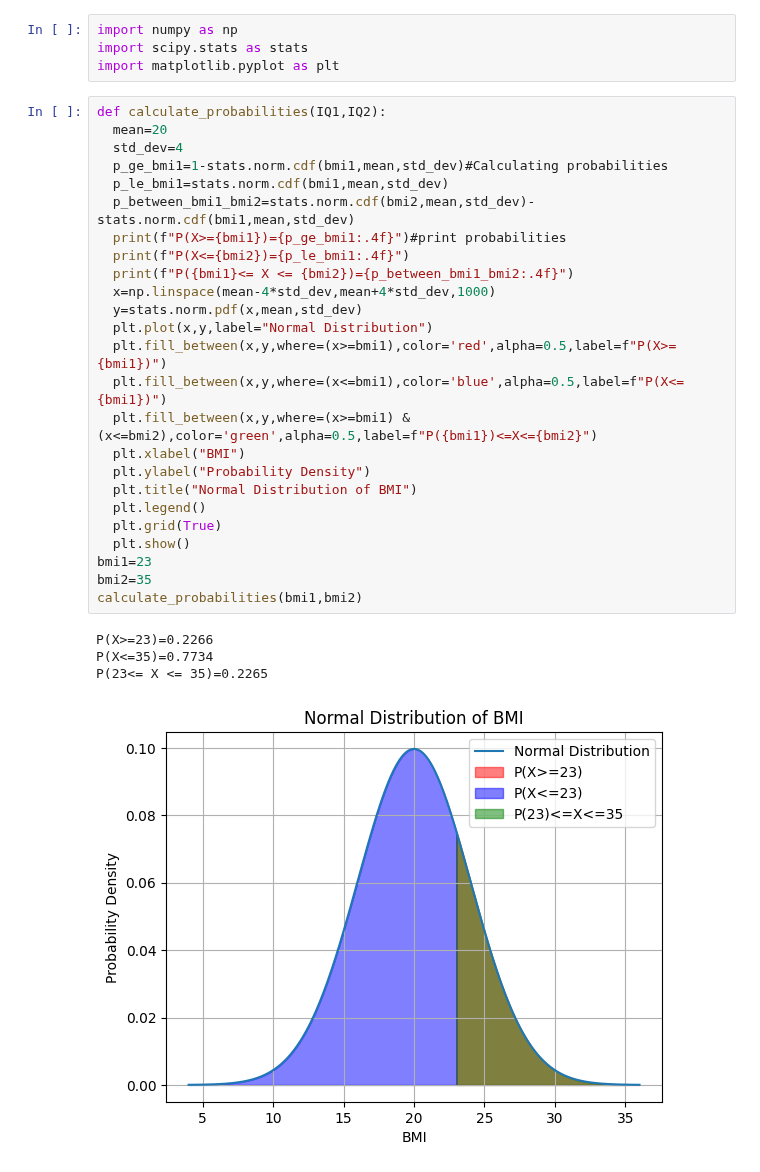
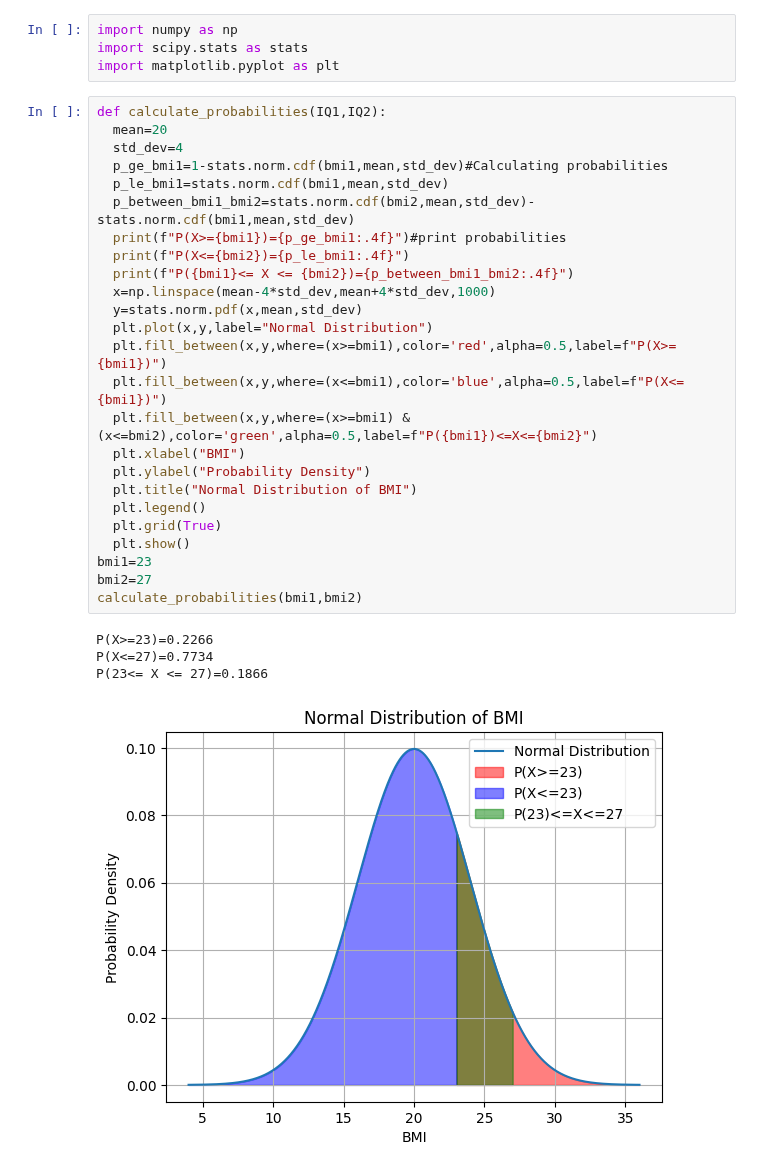
Before and after one commit to MeherNaaz19/PS-2025, a Jupyter notebook: PS_L_6_1902.ipynb, the cells around one changed output. Saved outputs shown, nothing was run; the diff lists cells and outputs as text.

```diff
--- a/PS_L_6_1902.ipynb
+++ b/PS_L_6_1902.ipynb
@@ -36,30 +36,30 @@ import matplotlib.pyplot as plt
 # %%
 def calculate_probabilities(IQ1,IQ2):
   mean=20
   std_dev=4
   p_ge_bmi1=1-stats.norm.cdf(bmi1,mean,std_dev)#Calculating probabilities
   p_le_bmi1=stats.norm.cdf(bmi1,mean,std_dev)
   p_between_bmi1_bmi2=stats.norm.cdf(bmi2,mean,std_dev)-stats.norm.cdf(bmi1,mean,std_dev)
   print(f"P(X>={bmi1})={p_ge_bmi1:.4f}")#print probabilities
   print(f"P(X<={bmi2})={p_le_bmi1:.4f}")
   print(f"P({bmi1}<= X <= {bmi2})={p_between_bmi1_bmi2:.4f}")
   x=np.linspace(mean-4*std_dev,mean+4*std_dev,1000)
   y=stats.norm.pdf(x,mean,std_dev)
   plt.plot(x,y,label="Normal Distribution")
   plt.fill_between(x,y,where=(x>=bmi1),color='red',alpha=0.5,label=f"P(X>={bmi1})")
   plt.fill_between(x,y,where=(x<=bmi1),color='blue',alpha=0.5,label=f"P(X<={bmi1})")
   plt.fill_between(x,y,where=(x>=bmi1) & (x<=bmi2),color='green',alpha=0.5,label=f"P({bmi1})<=X<={bmi2}")
   plt.xlabel("BMI")
   plt.ylabel("Probability Density")
   plt.title("Normal Distribution of BMI")
   plt.legend()
   plt.grid(True)
   plt.show()
 bmi1=23
-bmi2=35
+bmi2=27
 calculate_probabilities(bmi1,bmi2)
 # %% [output]
 P(X>=23)=0.2266
-P(X<=35)=0.7734
-P(23<= X <= 35)=0.2265
+P(X<=27)=0.7734
+P(23<= X <= 27)=0.1866
-[figure, old version]
+[figure, new version]
```
